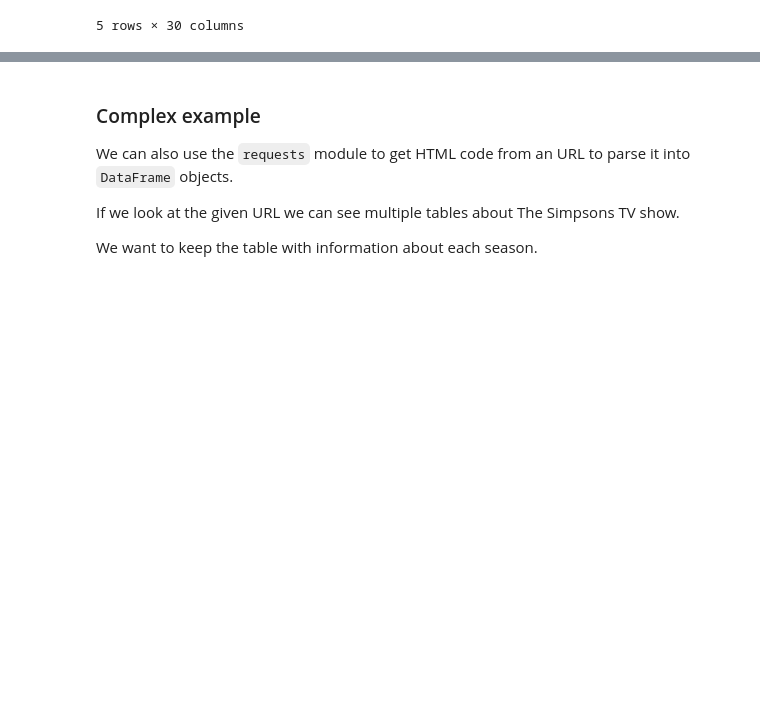
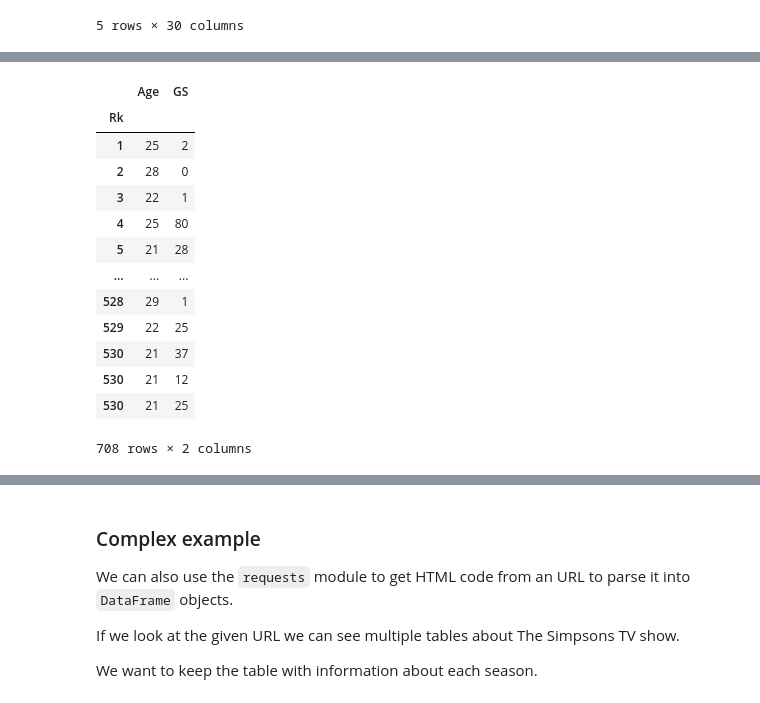
Before and after one commit to zhuowang0607/RDP-Reading-Data-with-Python-and-Pandas, a Jupyter notebook: Lecture17.ipynb, the cells around one changed output, grey strips where cells are left out. Cells and saved outputs as stored; diff of their text form; code cells hidden in the pictures; blank space fills up the shorter version.

```diff
--- a/Lecture17.ipynb
+++ b/Lecture17.ipynb
@@ -214,0 +288,17 @@ nba.head()
+# %%
+nba.iloc[:, [2, 5]]
+# %% [output]
+|  | Age | GS |
+| Rk |  |  |
+| 1 | 25 | 2 |
+| 2 | 28 | 0 |
+| 3 | 22 | 1 |
+| 4 | 25 | 80 |
+| 5 | 21 | 28 |
+| ... | ... | ... |
+| 528 | 29 | 1 |
+| 529 | 22 | 25 |
+| 530 | 21 | 37 |
+| 530 | 21 | 12 |
+| 530 | 21 | 25 |
+708 rows × 2 columns
```
Also changed, not shown: parts of 9 cells of this notebook.
